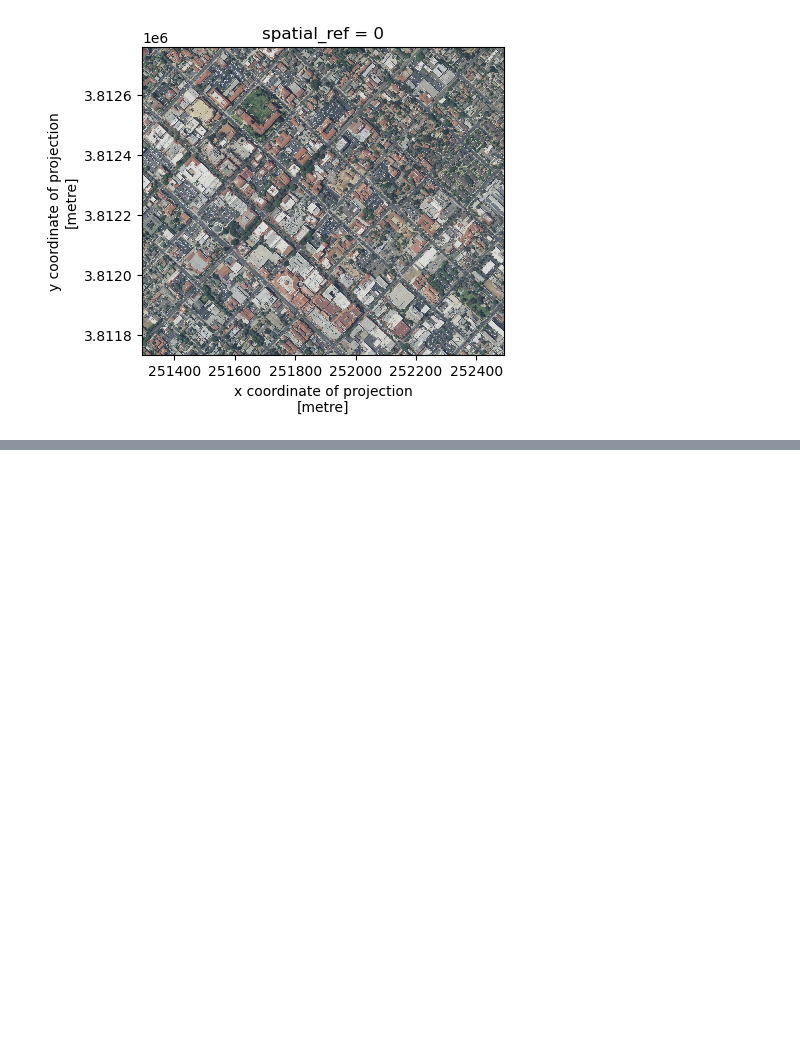
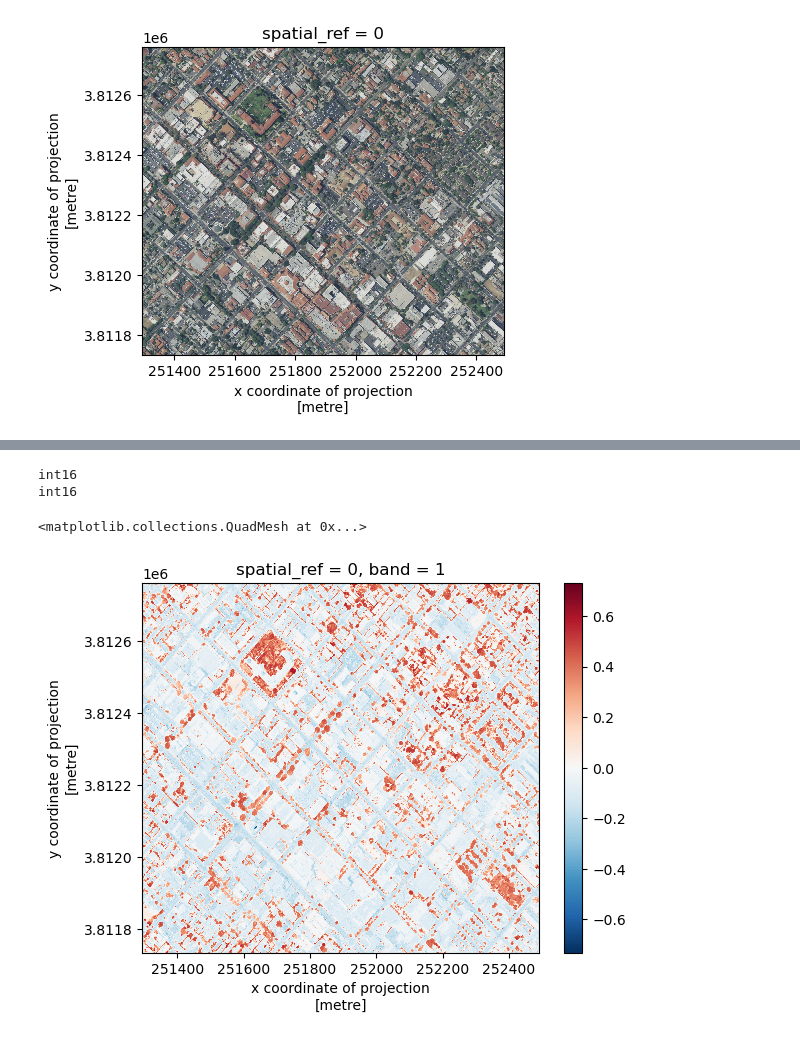
Before and after one commit to ceh58/eds220-2024-in-class, a Jupyter notebook: week-8-rioxarray-STUDENTS.ipynb, the cells around one changed output, grey strips where cells are left out. Drawn from its saved outputs; the diff is of its cells as text; code cells hidden in the pictures; blank space fills up the shorter version.

```diff
--- a/week-8-rioxarray-STUDENTS.ipynb
+++ b/week-8-rioxarray-STUDENTS.ipynb
@@ -246,0 +310,17 @@ Clipped shape:  (3, 1710, 1995)
+# %%
+# Update data type to int16 to perform NDVI calculation
+red16 = red.astype('int16')
+nir16 = nir_small.astype('int16')
+
+print(red16.dtype)
+print(nir16.dtype)
+# %% [output]
+int16
+int16
+# %%
+# Calculate NDVI
+ndvi = (nir16-red16)/(nir16+red16)
+ndvi.plot()
+# %% [output]
+<matplotlib.collections.QuadMesh at 0x...>
+[figure, added]
```
Also changed, not shown: parts of 7 cells of this notebook.
